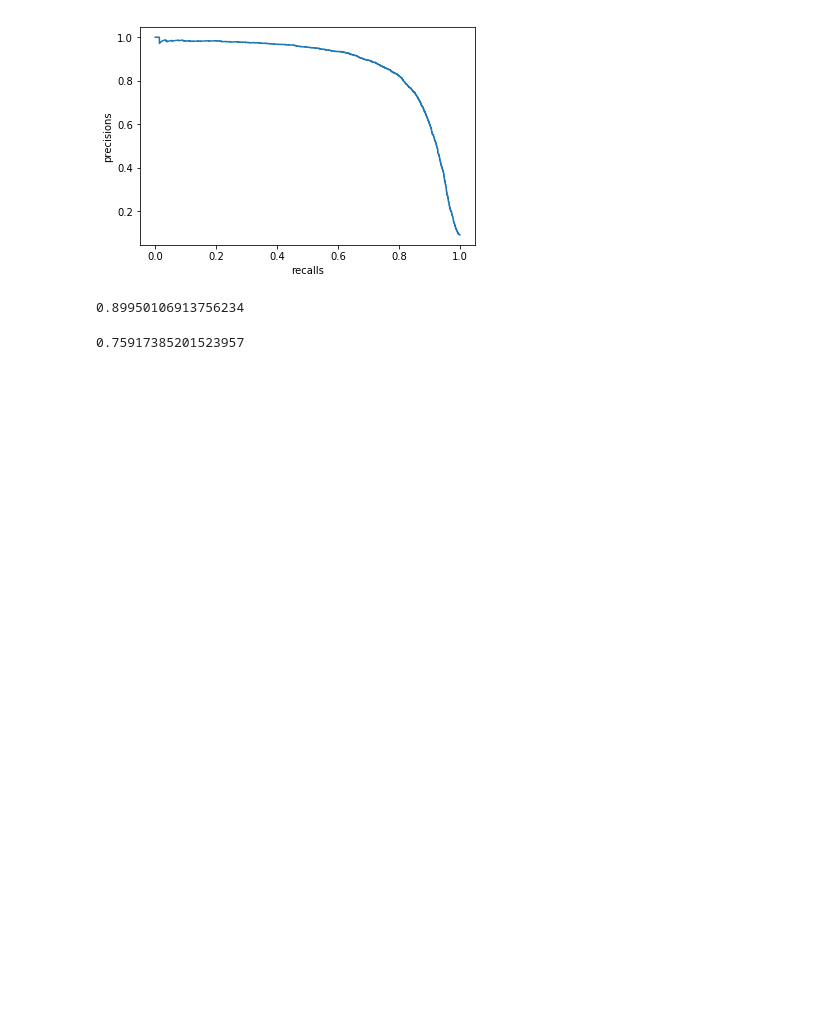
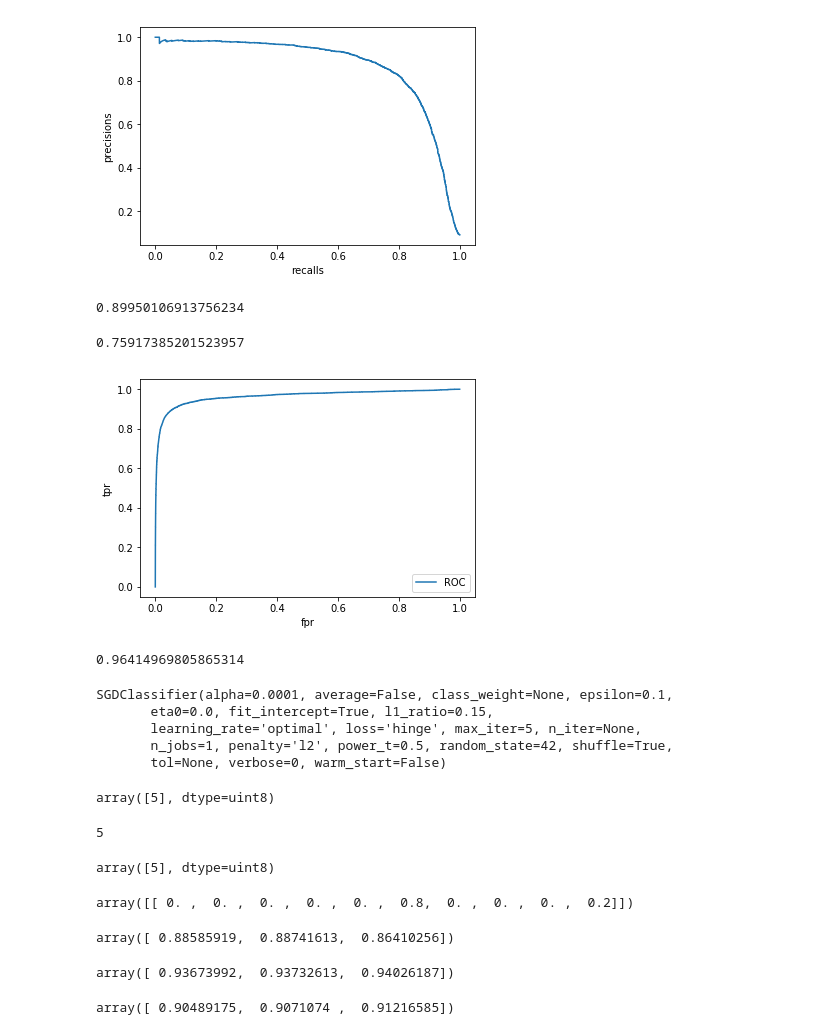
Before and after one commit to Yong-Ziyang/myfile, a Jupyter notebook: sklearn_and_Tensorflow_Learning/classification_sklearn.ipynb, the cells around one changed output. Cells and saved outputs as stored; diff of their text form; code cells hidden in the pictures; blank space fills up the shorter version.

```diff
--- a/sklearn_and_Tensorflow_Learning/classification_sklearn.ipynb
+++ b/sklearn_and_Tensorflow_Learning/classification_sklearn.ipynb
@@ -164,2 +164,33 @@ recall_score(y_true=trainlabelmnist_5,y_pred=pred)
 # %% [output]
 0.75917385201523957
+# %%
+# 绘制ROC曲线
+from sklearn.metrics import roc_curve
+fpr,tpr,thresholds=roc_curve(trainlabelmnist_5,prescore[:,1])
+import matplotlib.pyplot as plt
+plt.plot(fpr,tpr,label='ROC')
+plt.xlabel('fpr')
+plt.ylabel('tpr')
+plt.legend()
+plt.show()
+plt.close()
+# %% [output]
+[figure, added]
+# %%
+from sklearn.metrics import roc_auc_score
+roc_auc_score(trainlabelmnist_5,prescore[:,1])
+# %% [output]
+0.96414969805865314
+# %%
+sgdc.fit(trainmnist,trainlabelmnist)
+# %% [output]
+SGDClassifier(alpha=0.0001, average=False, class_weight=None, epsilon=0.1,
+       eta0=0.0, fit_intercept=True, l1_ratio=0.15,
+       learning_rate='optimal', loss='hinge', max_iter=5, n_iter=None,
+       n_jobs=1, penalty='l2', power_t=0.5, random_state=42, shuffle=True,
+       tol=None, verbose=0, warm_start=False)
+# %%
+sgdc.predict([target_image]) # 保持是一个矩阵，而不是一个向量
+# 这里是使用的OVA策略，计算出所有的decision_function,选出最大的decision_function
+# %% [output]
+array([5], dtype=uint8)
@@ -165,0 +199,38 @@ recall_score(y_true=trainlabelmnist_5,y_pred=pred)
+# %%
+index=np.argmax(decision)
+sgdc.classes_[index]
+# %% [output]
+5
+# %%
+# 在处理数据时，也可以自己指定一个算法使用OVO还是使用OVA
+from sklearn.multiclass import OneVsOneClassifier
+ovo_sgdc=OneVsOneClassifier(SGDClassifier(random_state=42))
+ovo_sgdc.fit(trainmnist,trainlabelmnist)
+ovo_sgdc.predict([target_image])
+# %% [output]
+array([5], dtype=uint8)
+# %%
+# 训练一个多分类算法--RandomForest
+from sklearn.ensemble import RandomForestClassifier
+rfc=RandomForestClassifier(random_state=42)
+rfc.fit(trainmnist,trainlabelmnist)
+rfc.predict([target_image])
+rfc.predict_proba([target_image])
+# %% [output]
+array([[ 0. ,  0. ,  0. ,  0. ,  0. ,  0.8,  0. ,  0. ,  0. ,  0.2]])
+# %%
+cross_val_score(sgdc, trainmnist, trainlabelmnist, cv=3, scoring="accuracy")
+# %% [output]
+array([ 0.88585919,  0.88741613,  0.86410256])
+# %%
+cross_val_score(rfc, trainmnist, trainlabelmnist, cv=3, scoring="accuracy")
+# %% [output]
+array([ 0.93673992,  0.93732613,  0.94026187])
+# %%
+# scaled 数据可能还能提高准确率
+from sklearn.preprocessing import StandardScaler
+scaler=StandardScaler()
+x_train_scale=scaler.fit_transform(trainmnist)
+cross_val_score(sgdc,x_train_scale,trainlabelmnist,cv=3,scoring='accuracy')
+# %% [output]
+array([ 0.90489175,  0.9071074 ,  0.91216585])
```
Also changed, not shown: parts of 23 cells of this notebook, 2 other files.
